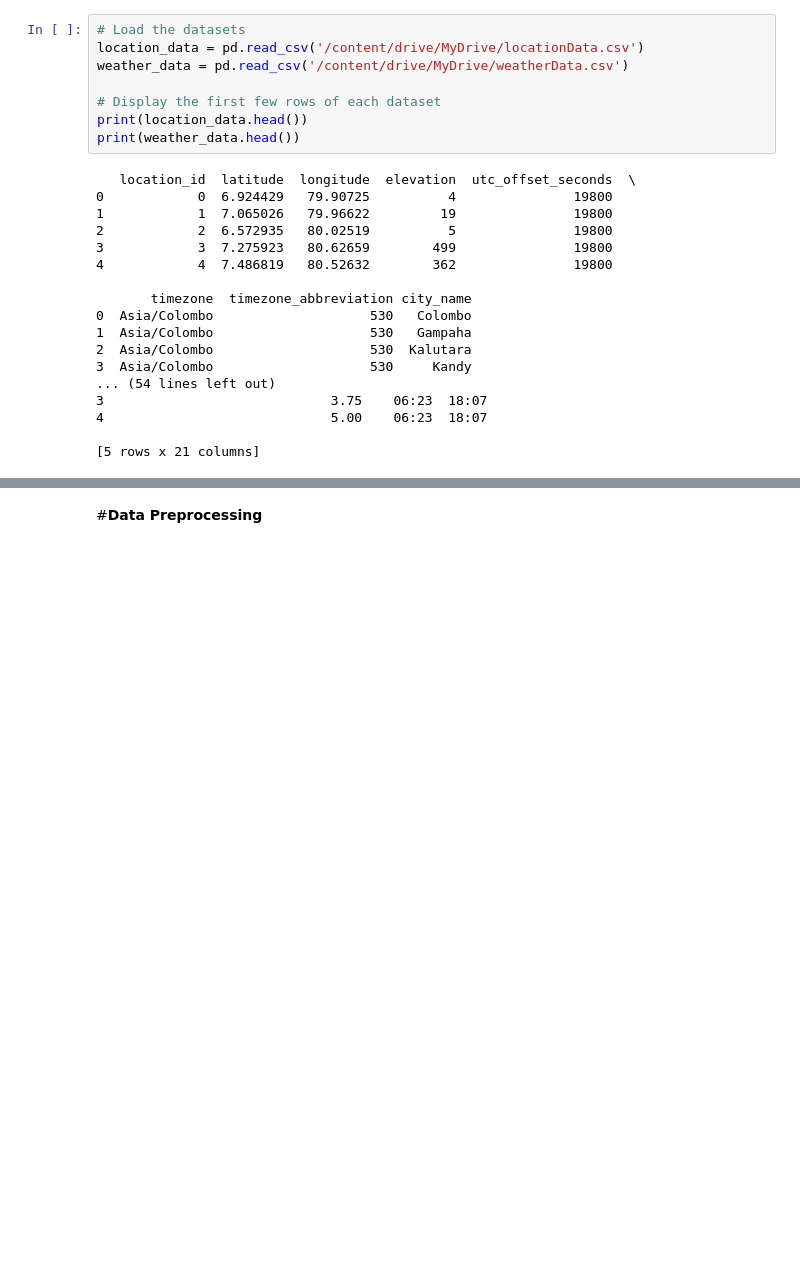
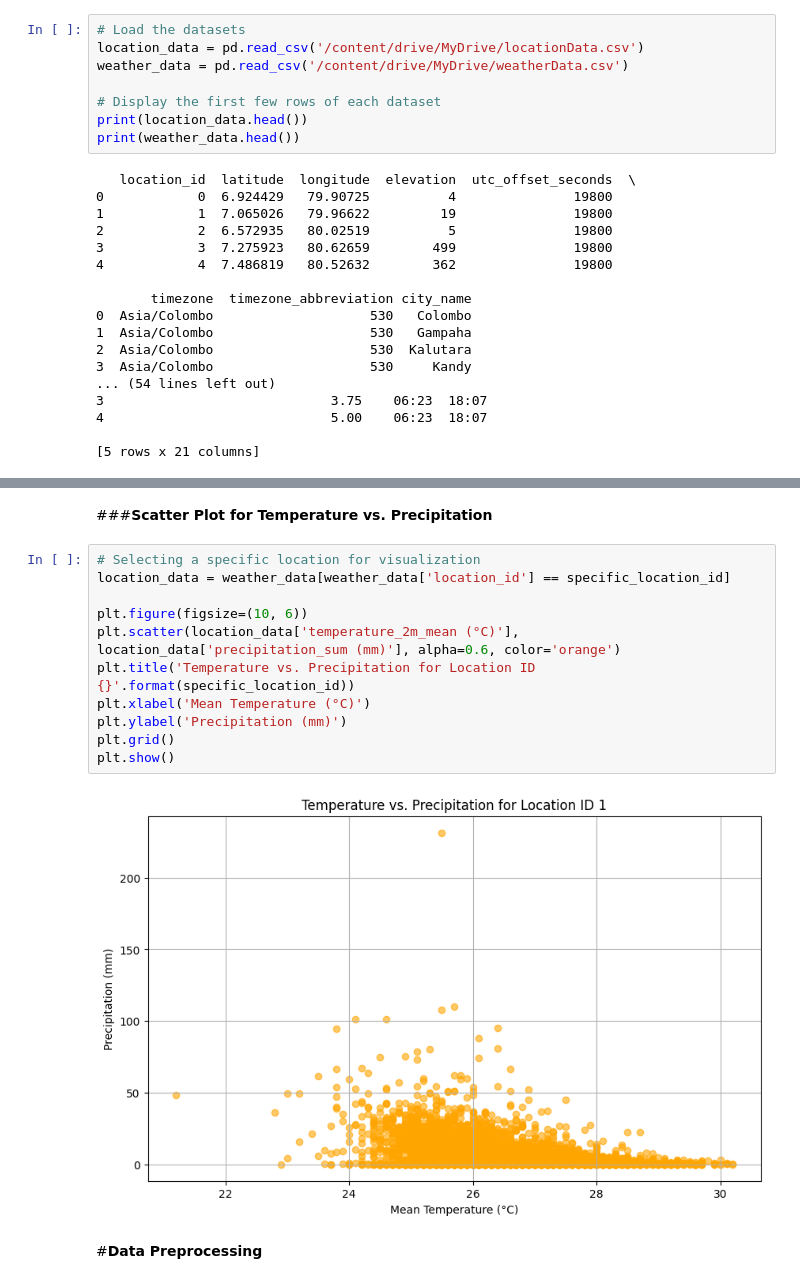
Before and after one commit to IT21271182/Deep-Learning-Project, a Jupyter notebook: IT21306754.ipynb, the cells around one changed output, grey strips where cells are left out. Saved outputs shown, nothing was run; the diff lists cells and outputs as text; blank space fills up the shorter version.

```diff
--- a/IT21306754.ipynb
+++ b/IT21306754.ipynb
@@ -36,3 +83,18 @@ print(weather_data.head())
+# %% [markdown]
+###**Scatter Plot for Temperature vs. Precipitation**
+# %%
+# Selecting a specific location for visualization
+location_data = weather_data[weather_data['location_id'] == specific_location_id]
+
+plt.figure(figsize=(10, 6))
+plt.scatter(location_data['temperature_2m_mean (°C)'], location_data['precipitation_sum (mm)'], alpha=0.6, color='orange')
+plt.title('Temperature vs. Precipitation for Location ID {}'.format(specific_location_id))
+plt.xlabel('Mean Temperature (°C)')
+plt.ylabel('Precipitation (mm)')
+plt.grid()
+plt.show()
+# %% [output]
+[figure, added]
 # %% [markdown]
 #**Data Preprocessing**
 # %%
```
Also changed, not shown: parts of 5 cells of this notebook.
